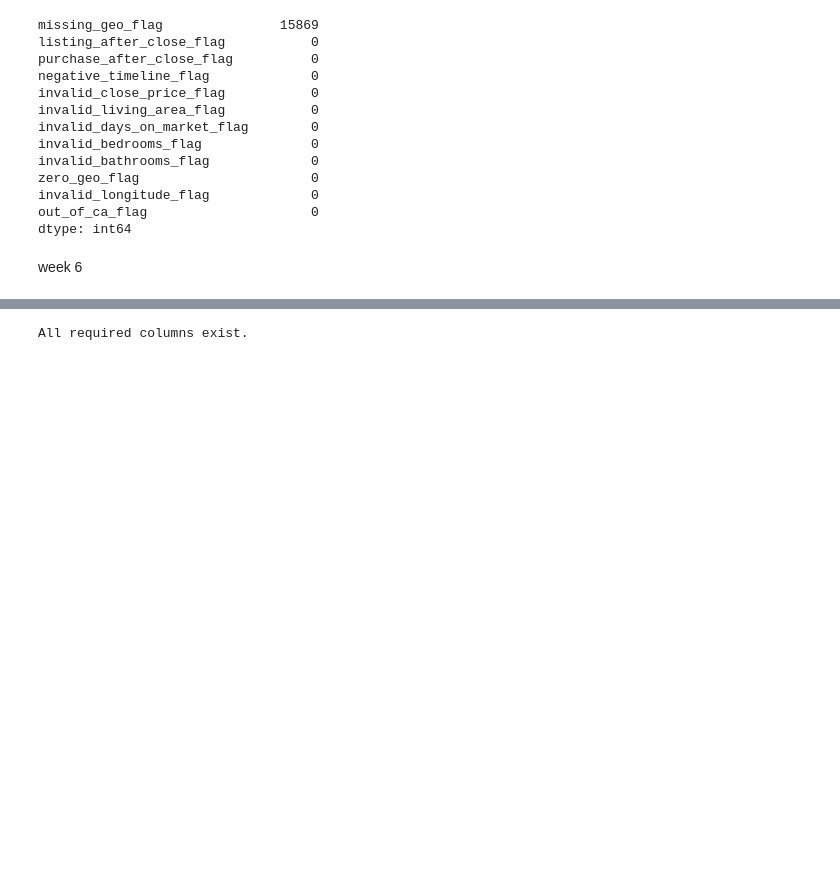
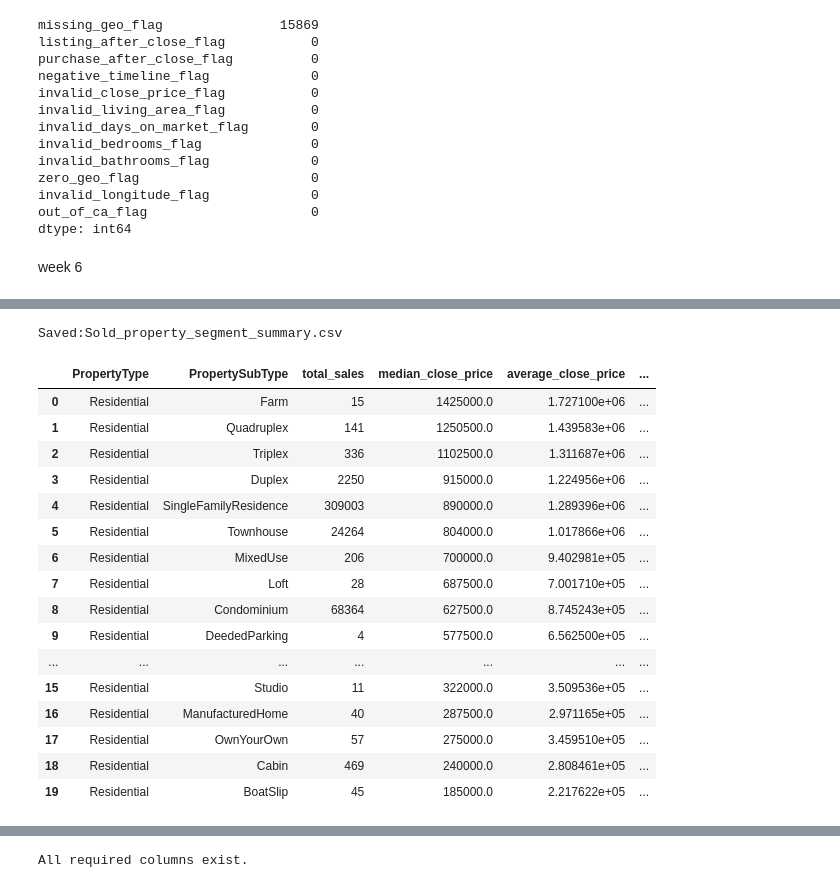
Before and after one commit to audrey97512/IDX-Exchange, a Jupyter notebook: Deliverables/week/week-6/week-6-sold.ipynb, the cells around one changed output, grey strips where cells are left out. Cells and saved outputs as stored; diff of their text form; code cells hidden in the pictures; blank space fills up the shorter version.

```diff
--- a/Deliverables/week/week-6/week-6-sold.ipynb
+++ b/Deliverables/week/week-6/week-6-sold.ipynb
@@ -577,0 +596,49 @@ pd.read_csv("Sold_county_segment_summary.csv")
+# %%
+# =============================
+# PropertyType + PropertySubType
+# =============================
+
+property_summary = (
+    df.groupby(
+        ["PropertyType", "PropertySubType"]
+    )
+    .agg(
+        total_sales=("ClosePrice", "count"),
+        median_close_price=("ClosePrice", "median"),
+        average_close_price=("ClosePrice", "mean"),
+        median_price_per_sqft=("price_per_sqft", "median"),
+        average_days_on_market=("DaysOnMarket", "mean"),
+        median_price_ratio=("price_ratio", "median")
+    )
+    .reset_index()
+    .sort_values(
+        by="median_close_price",
+        ascending=False
+    )
+)
+
+property_summary.to_csv(
+   "Sold_property_segment_summary.csv",
+    index=False
+)
+print("Saved:Sold_property_segment_summary.csv")
+pd.read_csv("Sold_property_segment_summary.csv")
+# %% [output]
+Saved:Sold_property_segment_summary.csv
+|  | PropertyType | PropertySubType | total_sales | median_close_price | average_close_price | ... |
+| 0 | Residential | Farm | 15 | 1425000.0 | 1.727100e+06 | ... |
+| 1 | Residential | Quadruplex | 141 | 1250500.0 | 1.439583e+06 | ... |
+| 2 | Residential | Triplex | 336 | 1102500.0 | 1.311687e+06 | ... |
+| 3 | Residential | Duplex | 2250 | 915000.0 | 1.224956e+06 | ... |
+| 4 | Residential | SingleFamilyResidence | 309003 | 890000.0 | 1.289396e+06 | ... |
+| 5 | Residential | Townhouse | 24264 | 804000.0 | 1.017866e+06 | ... |
+| 6 | Residential | MixedUse | 206 | 700000.0 | 9.402981e+05 | ... |
+| 7 | Residential | Loft | 28 | 687500.0 | 7.001710e+05 | ... |
+| 8 | Residential | Condominium | 68364 | 627500.0 | 8.745243e+05 | ... |
+| 9 | Residential | DeededParking | 4 | 577500.0 | 6.562500e+05 | ... |
+| ... | ... | ... | ... | ... | ... | ... |
+| 15 | Residential | Studio | 11 | 322000.0 | 3.509536e+05 | ... |
+| 16 | Residential | ManufacturedHome | 40 | 287500.0 | 2.971165e+05 | ... |
+| 17 | Residential | OwnYourOwn | 57 | 275000.0 | 3.459510e+05 | ... |
+| 18 | Residential | Cabin | 469 | 240000.0 | 2.808461e+05 | ... |
+| 19 | Residential | BoatSlip | 45 | 185000.0 | 2.217622e+05 | ... |
```
Also changed, not shown: parts of 10 cells of this notebook, 1 other file.
